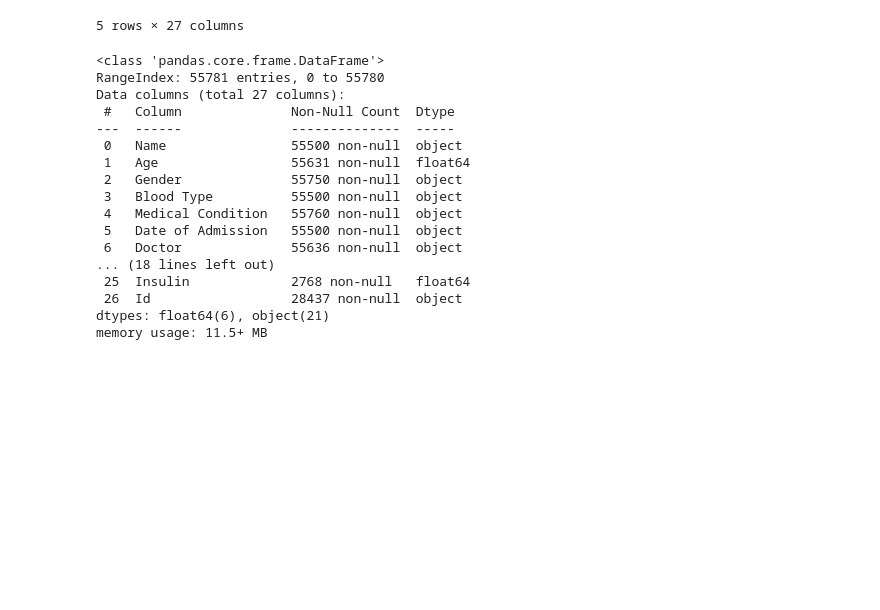
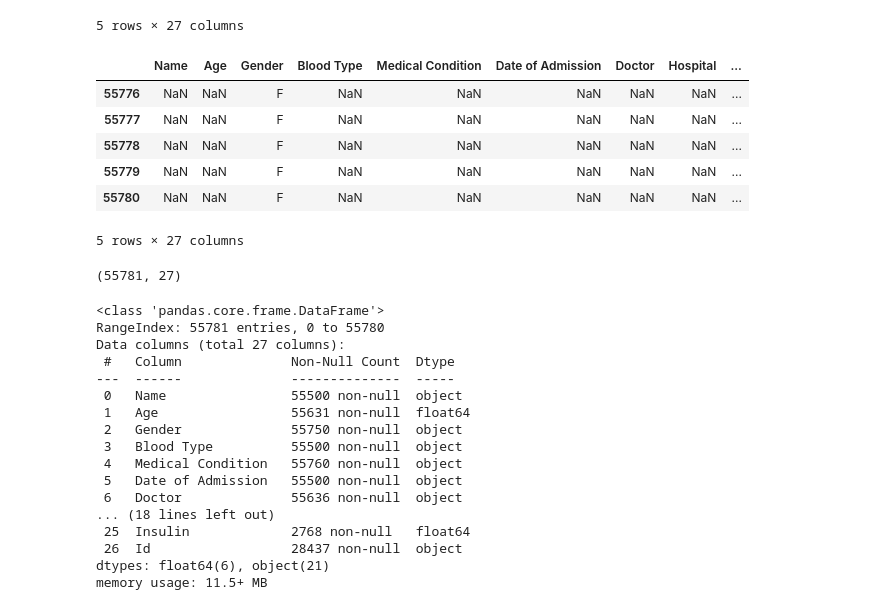
Before and after one commit to egoodluck/health_data, a Jupyter notebook: health_prediction.ipynb, the cells around one changed output. Cells and saved outputs as stored; diff of their text form; code cells hidden in the pictures; blank space fills up the shorter version.

```diff
--- a/health_prediction.ipynb
+++ b/health_prediction.ipynb
@@ -63,6 +29,20 @@ data.head()
 | 3 | andrEw waTtS | 28.0 | Female | O+ | Diabetes | 18/11/2020 | Kevin Wells | Hernandez Rogers and Vang, | ... |
 | 4 | adrIENNE bEll | 43.0 | Female | AB+ | Cancer | 19/09/2022 | Kathleen Hanna | White-White | ... |
 5 rows × 27 columns
+# %%
+data.tail()
+# %% [output]
+|  | Name | Age | Gender | Blood Type | Medical Condition | Date of Admission | Doctor | Hospital | ... |
+| 55776 | NaN | NaN | F | NaN | NaN | NaN | NaN | NaN | ... |
+| 55777 | NaN | NaN | F | NaN | NaN | NaN | NaN | NaN | ... |
+| 55778 | NaN | NaN | F | NaN | NaN | NaN | NaN | NaN | ... |
+| 55779 | NaN | NaN | F | NaN | NaN | NaN | NaN | NaN | ... |
+| 55780 | NaN | NaN | F | NaN | NaN | NaN | NaN | NaN | ... |
+5 rows × 27 columns
+# %%
+data.shape
+# %% [output]
+(55781, 27)
 # %%
 data.info()
 # %% [output]
```
Also changed, not shown: parts of 10 cells of this notebook, 1 other file.
